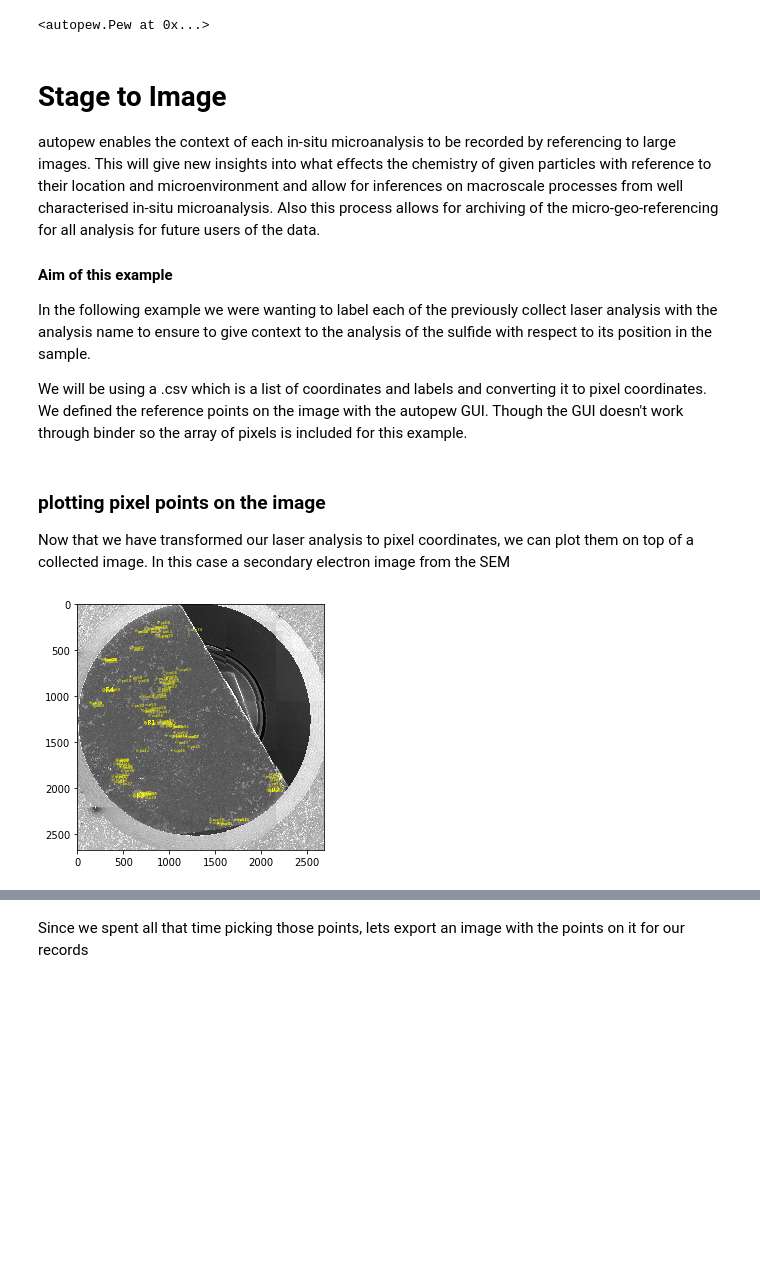
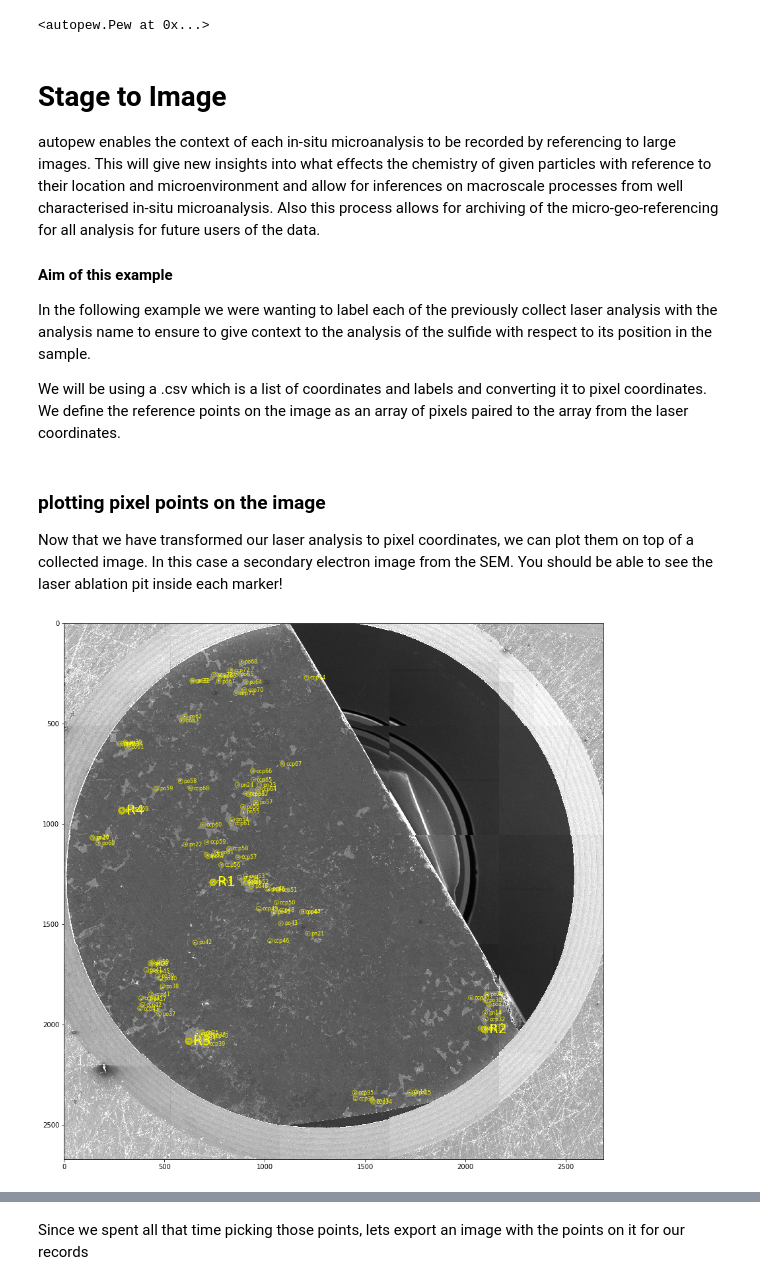
Before and after one commit to lavender22/AESC2021-autopew-poster, a Jupyter notebook: Autopew_poster.ipynb, the cells around one changed output, grey strips where cells are left out. Drawn from its saved outputs; the diff is of its cells as text; code cells hidden in the pictures; blank space fills up the shorter version.

```diff
--- a/Autopew_poster.ipynb
+++ b/Autopew_poster.ipynb
@@ -83,7 +83,7 @@ the micro-geo-referencing for all analysis for future users of the data.
 
 In the following example we were wanting to label each of the previously collect laser analysis with the analysis name to ensure to give context to the analysis of the sulfide with respect to its position in the sample.
 
-We will be using a .csv which is a list of coordinates and labels and converting it to pixel coordinates. We defined the reference points on the image with the autopew GUI. Though the GUI doesn't work through binder so the array of pixels is included for this example.
+We will be using a .csv which is a list of coordinates and labels and converting it to pixel coordinates. We define the reference points on the image as an array of pixels paired to the array from the laser coordinates.
 # %%
 from autopew import Pew
 import numpy as np
@@ -106,7 +106,7 @@ img_reference_coords =np.array([[ 736.90221101,1293.38784469],#R1-ccp55
 points = Pew(laser_reference_coords, img_reference_coords).load_samples('Supplementary Material/Sample_points.csv')
 # %% [markdown]
 ### plotting pixel points on the image
-Now that we have transformed our laser analysis to pixel coordinates, we can plot them on top of a collected image. In this case a secondary electron image from the SEM
+Now that we have transformed our laser analysis to pixel coordinates, we can plot them on top of a collected image. In this case a secondary electron image from the SEM. You should be able to see the laser ablation pit inside each marker!
 # %%
 import matplotlib.pyplot as plt
 from PIL import Image
@@ -115,40 +115,40 @@ from PIL import Image
 
 # FIND THE PIXEL SIZE OF THE IMAGE
 img = Image.open("Supplementary Material/SEM_RefPoints.png")
 width, height = img.size # get the image's width and height in pixels
 
 #markers
-fig, ax = plt.subplots()
+fig, ax = plt.subplots(figsize=(12, 12))
 ax.scatter(points.transformed['x'],
            points.transformed['y'],
            facecolors='none',
            edgecolors='y',
            marker="o",
-           s=6,
-           linewidth=.3,
+           s=50,
+           linewidth=1,
            zorder=1)
 #labels
 for i, df in enumerate(points.transformed['name']):
     ax.annotate(df,
                 (points.transformed.x[i], points.transformed.y[i]),
-                xytext=(2, 0),
+                xytext=(5, 0),
                 textcoords='offset points',
                 horizontalalignment='left',
                 verticalalignment='center',
-                size=4,
+                size=8,
                 color='yellow',
                 zorder=1
                )
 ax.set(xlim=(0, width), ylim=(0, height))
 plt.imshow(img, zorder=0)
 ax.invert_yaxis()#image invert so it is the same up direction as import.
 plt.tight_layout()
 plt.show()
 
 # %% SAVE IMAGE ---------------------------------------------------------------
-#fig.savefig('Export_image.png', transparent=True, dpi=800)
+#fig.savefig('Export_image.png', transparent=True, dpi=300)
 # %% [output]
-[figure, old version]
+[figure, new version]
 # %% [markdown]
 ## Image to Stage
 
```
Also changed, not shown: parts of 8 cells of this notebook.
